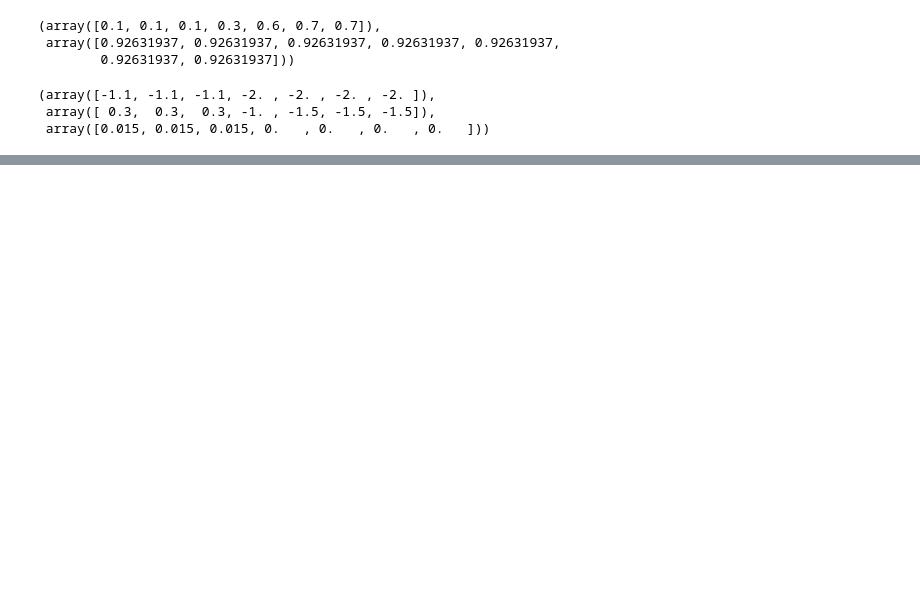
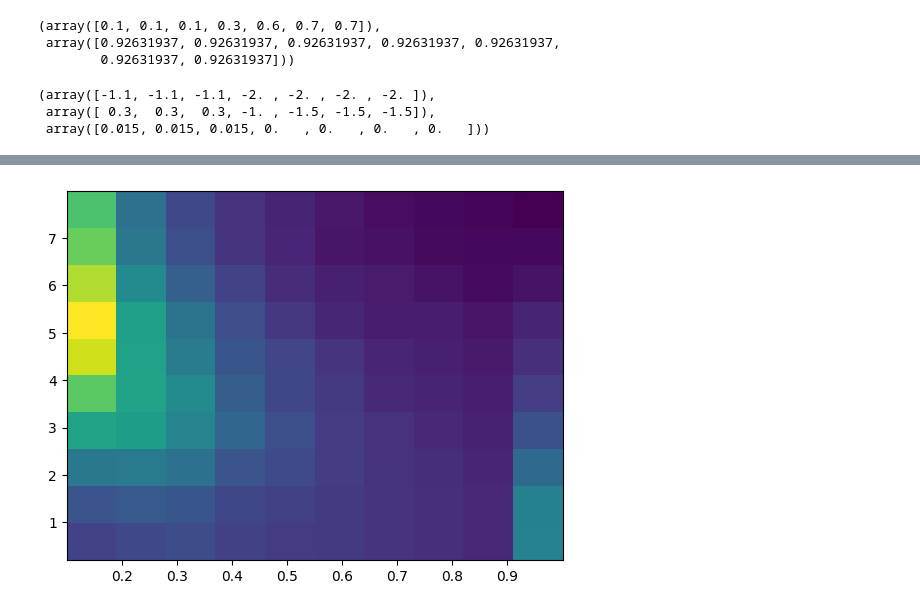
Before and after one commit to emilyhunt/ocelot, a Jupyter notebook: docs/tutorials/binary_star_models.ipynb, the cells around one changed output, grey strips where cells are left out. Drawn from its saved outputs; the diff is of its cells as text; code cells hidden in the pictures; blank space fills up the shorter version.

Commit message:
I think I finally have a working binary star model! Yay!

```diff
--- a/docs/tutorials/binary_star_models.ipynb
+++ b/docs/tutorials/binary_star_models.ipynb
@@ -27,0 +46,10 @@ moe_distefano_17._get_mass_ratio_distribution_parameters(masses, np.full_like(ma
+# %%
+model = moe_distefano_17.MoeDiStefanoMultiplicityRelation()
+# %%
+masses = np.random.uniform(low=0.1, high=20, size=100000)
+# %%
+mass_ratio, period = model.random_binary(masses)
+# %%
+_ = plt.hist2d(mass_ratio, np.log10(period))
+# %% [output]
+[figure, added]
```
Also changed, not shown: parts of 4 cells of this notebook, 2 other files.
